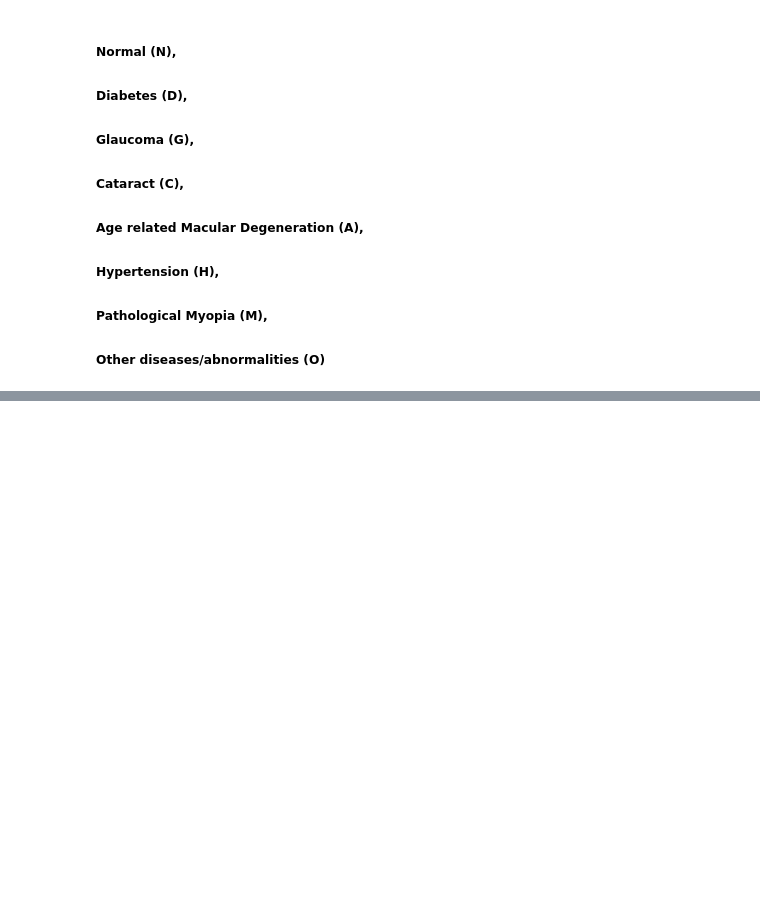
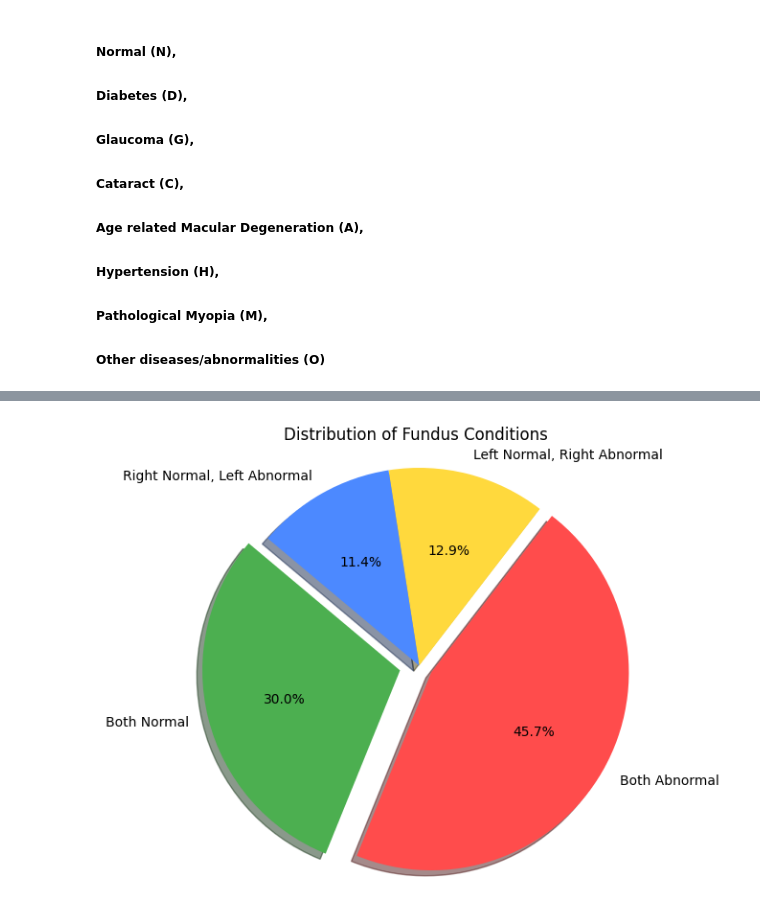
Before and after one commit to sadneya145/DiagXAI, a Jupyter notebook: eye_disease_detection.ipynb, the cells around one changed output, grey strips where cells are left out. Cells and saved outputs as stored; diff of their text form; code cells hidden in the pictures; blank space fills up the shorter version.

```diff
--- a/eye_disease_detection.ipynb
+++ b/eye_disease_detection.ipynb
@@ -398,0 +577,2 @@ model.save("keras_model.keras")
+# %%
+df = pd.concat([left_eye_abnormalities, right_eye_abnormalities, both_eyes_not_normal, both_eyes_normal], ignore_index=True, sort=False)
@@ -398,0 +583,33 @@ model.save("keras_model.keras")
+# %%
+condition_normal_left = df['Left-Diagnostic Keywords'] == 'normal fundus'
+condition_normal_right = df['Right-Diagnostic Keywords'] == 'normal fundus'
+
+# Determine the categories
+both_normal = (condition_normal_left) & (condition_normal_right)
+both_abnormal = (~condition_normal_left) & (~condition_normal_right)
+left_normal_right_abnormal = (condition_normal_left) & (~condition_normal_right)
+right_normal_left_abnormal = (~condition_normal_left) & (condition_normal_right)
+
+# Count occurrences for each category
+counts = {
+    'Both Normal': both_normal.sum(),
+    'Both Abnormal': both_abnormal.sum(),
+    'Left Normal, Right Abnormal': left_normal_right_abnormal.sum(),
+    'Right Normal, Left Abnormal': right_normal_left_abnormal.sum()
+}
+
+# Create a pie chart
+labels = counts.keys()
+sizes = counts.values()
+colors = ['#4CAF50','#FF4C4C','#FFD93D','#4C89FF']
+explode = (0.1, 0.07, 0, 0)  # explode the 1st slice (optional)
+
+plt.figure(figsize=(8, 6))
+plt.pie(sizes, explode=explode, labels=labels, colors=colors, autopct='%1.1f%%', shadow=True, startangle=140)
+plt.title('Distribution of Fundus Conditions')
+plt.axis('equal')  # Equal aspect ratio ensures that pie is drawn as a circle.
+
+# Show the pie chart
+plt.show()
+# %% [output]
+[figure, added]
```
Also changed, not shown: parts of 97 cells of this notebook.
